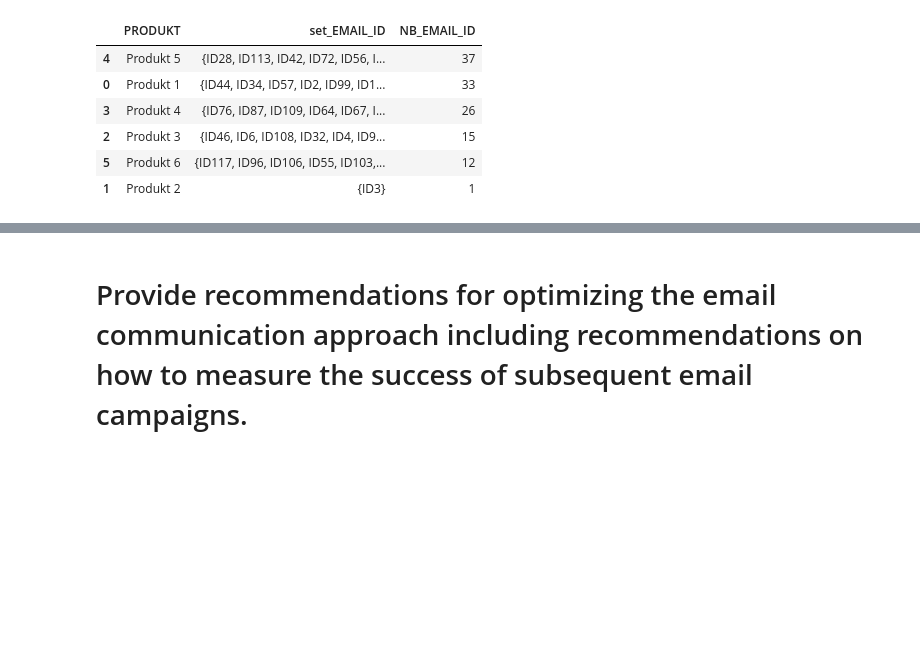
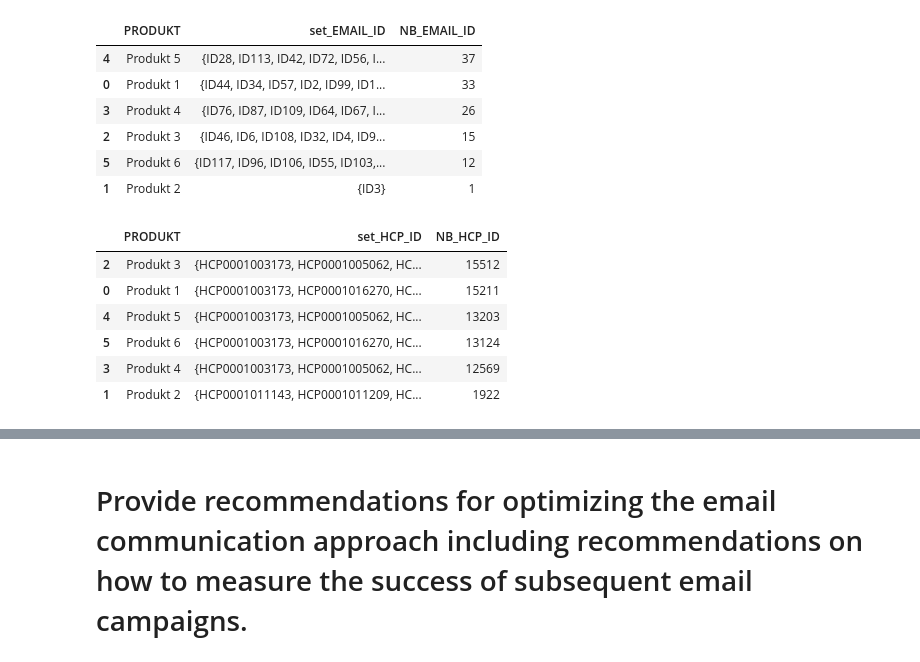
Before and after one commit to ck-unifr/analysis_email_performance, a Jupyter notebook: analysis_email_performance.ipynb, the cells around one changed output, grey strips where cells are left out. Cells and saved outputs as stored; diff of their text form; code cells hidden in the pictures; blank space fills up the shorter version.

```diff
--- a/analysis_email_performance.ipynb
+++ b/analysis_email_performance.ipynb
@@ -398,3 +415,22 @@ group_product
 | 2 | Produkt 3 | {ID46, ID6, ID108, ID32, ID4, ID9... | 15 |
 | 5 | Produkt 6 | {ID117, ID96, ID106, ID55, ID103,... | 12 |
 | 1 | Produkt 2 | {ID3} | 1 |
+# %%
+def get_nb_hcp(row):
+    return len(row['set_HCP_ID'])
+
+group_product = df.groupby(['PRODUKT'])['HCP_ID'].apply(set).reset_index(name='set_HCP_ID')
+
+group_product['NB_HCP_ID'] = group_product.apply(get_nb_hcp, axis=1)
+
+group_product.sort_values(by='NB_HCP_ID', ascending=False, inplace=True)
+# %%
+group_product
+# %% [output]
+|  | PRODUKT | set_HCP_ID | NB_HCP_ID |
+| 2 | Produkt 3 | {HCP0001003173, HCP0001005062, HC... | 15512 |
+| 0 | Produkt 1 | {HCP0001003173, HCP0001016270, HC... | 15211 |
+| 4 | Produkt 5 | {HCP0001003173, HCP0001005062, HC... | 13203 |
+| 5 | Produkt 6 | {HCP0001003173, HCP0001016270, HC... | 13124 |
+| 3 | Produkt 4 | {HCP0001003173, HCP0001005062, HC... | 12569 |
+| 1 | Produkt 2 | {HCP0001011143, HCP0001011209, HC... | 1922 |
```
Also changed, not shown: parts of 14 cells of this notebook.
